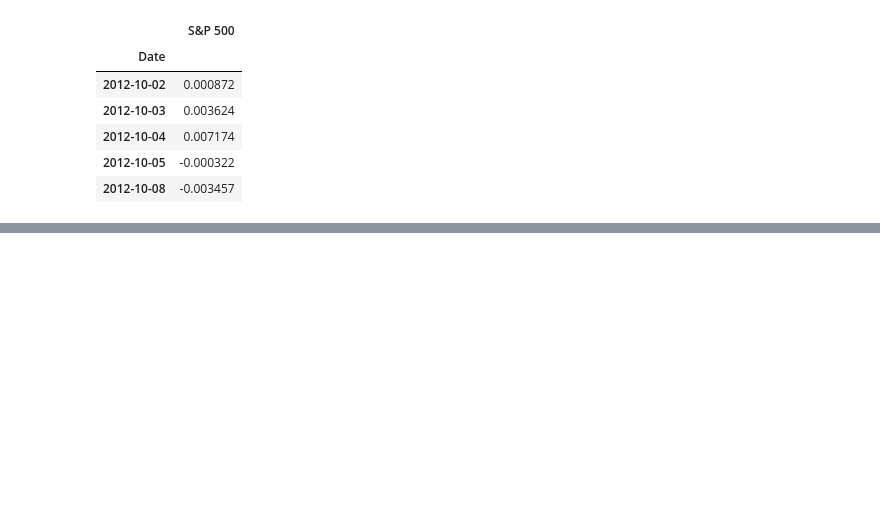
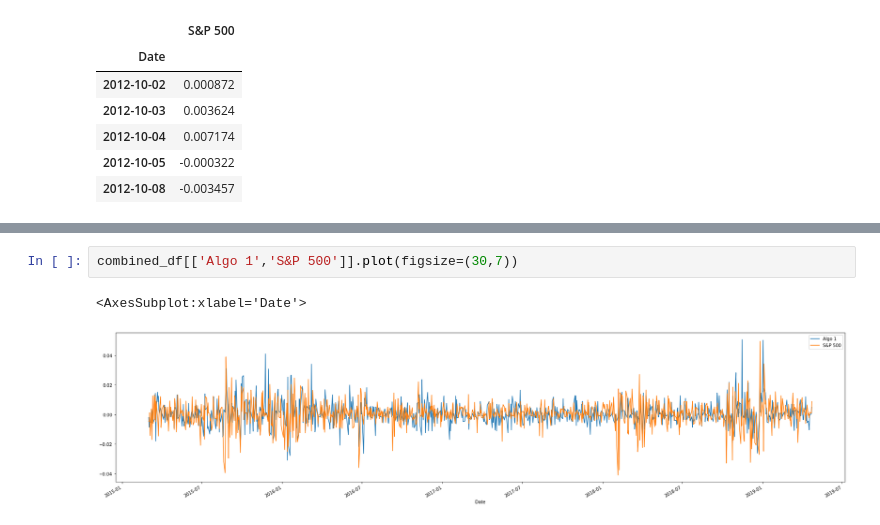
Before and after one commit to Vielufs/pandas-homework, a Jupyter notebook: pandashw.ipynb, the cells around one changed output, grey strips where cells are left out. Drawn from its saved outputs; the diff is of its cells as text; blank space fills up the shorter version.

```diff
--- a/pandashw.ipynb
+++ b/pandashw.ipynb
@@ -162,0 +178,5 @@ combined_df.head()
+# %%
+combined_df[['Algo 1','S&P 500']].plot(figsize=(30,7))
+# %% [output]
+<AxesSubplot:xlabel='Date'>
+[figure, added]
```
Also changed, not shown: parts of 33 cells of this notebook, 5 other files.
